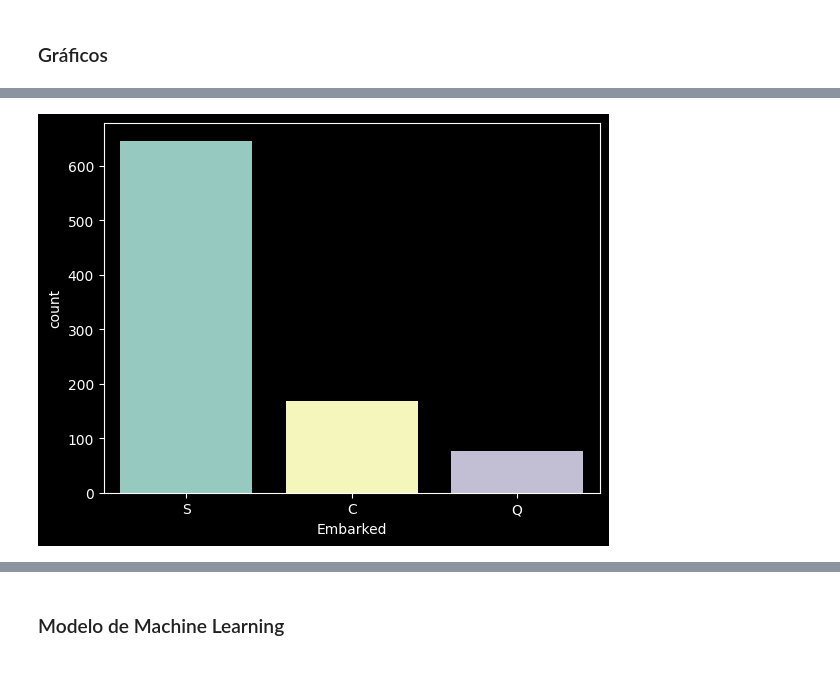
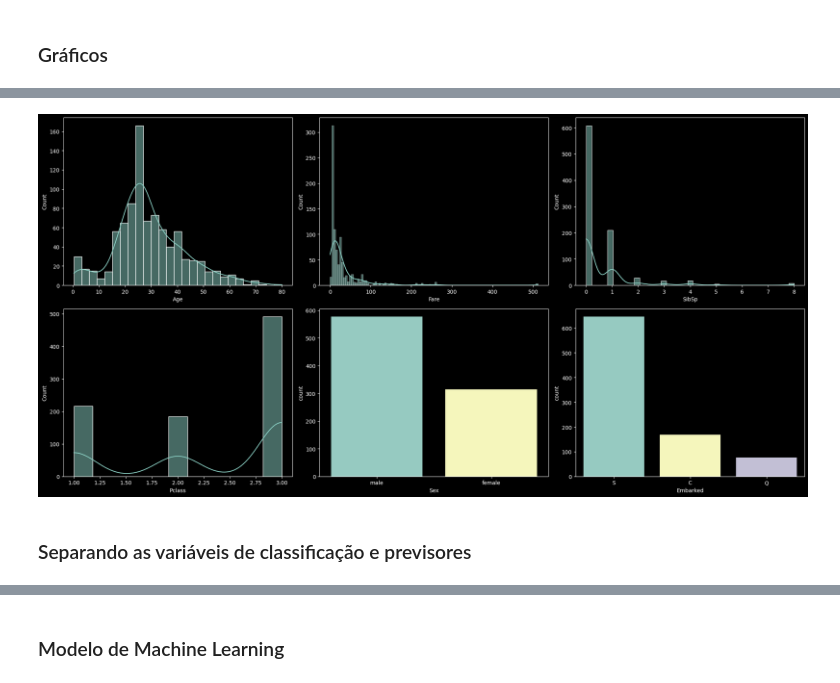
Before and after one commit to Joao-Inacio/Projeto-Kaggle, a Jupyter notebook: Titanic/titanic.ipynb, the cells around one changed output, grey strips where cells are left out. Drawn from its saved outputs; the diff is of its cells as text; code cells hidden in the pictures.

```diff
--- a/Titanic/titanic.ipynb
+++ b/Titanic/titanic.ipynb
@@ -239,5 +215,22 @@ sns.countplot(x=df['Sex']);
-# %%
-# Gráficos
-sns.countplot(x=df['Embarked']);
-# %% [output]
-[figure, removed]
+# %%
+# Gráfico
+plt.figure(figsize=(20,10))
+plt.subplot(2,3,1)
+# Histograma
+sns.histplot(df['Age'], kde=True);
+plt.subplot(2,3,2)
+sns.histplot(df['Fare'], kde=True);
+plt.subplot(2,3,3)
+sns.histplot(df['SibSp'], kde=True);
+plt.subplot(2,3,4)
+sns.histplot(df['Pclass'], kde=True);
+# Gráfico de variável
+plt.subplot(2,3,5)
+sns.countplot(x=df['Sex']);
+plt.subplot(2,3,6)
+sns.countplot(x=df['Embarked']);
+plt.tight_layout()
+# %% [output]
+[figure, added]
+# %% [markdown]
+### Separando as variáveis de classificação e previsores
```
Also changed, not shown: parts of 14 cells of this notebook.
